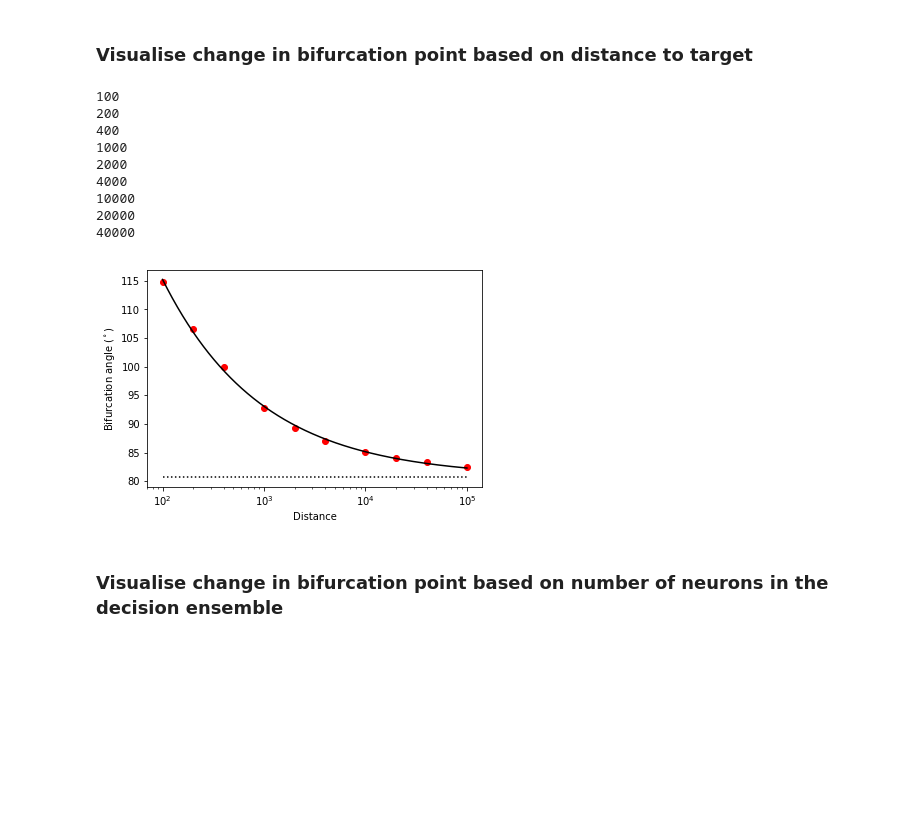
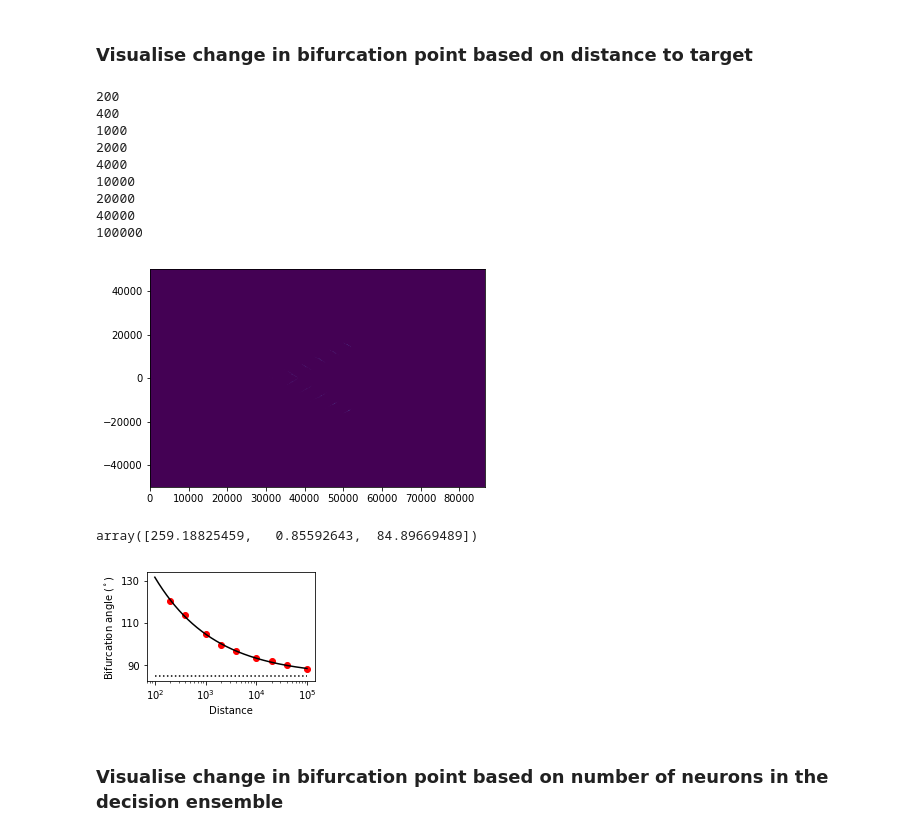
Before and after one commit to RnoB/fly-matrix, a Jupyter notebook: bifurcation_angle.ipynb, the cells around one changed output. Cells and saved outputs as stored; diff of their text form; code cells hidden in the pictures; blank space fills up the shorter version.

Commit message:
updated bifurcation_angle script

```diff
--- a/bifurcation_angle.ipynb
+++ b/bifurcation_angle.ipynb
@@ -9,8 +9,9 @@ from scipy.optimize import curve_fit
 model = 0     # spin model - 0; schooling model - 1
 mod = 'NN' if model == 0 else 'SPP'
 
-distances = [100, 200, 400, 1000, 2000, 4000, 10000, 20000, 40000, 100000]
+distances = [200, 400, 1000, 2000, 4000, 10000, 20000, 40000, 100000]
 neurons = [6, 12, 24, 60, 120, 240, 600]
+nus = [0.2, 0.3, 0.4, 0.5, 0.6, 0.7, 0.8, 0.9, 1.0]
 # %%
 nbins = 500
 peak_threshold = 0.95
@@ -50,7 +51,7 @@ n_iters = 100
 b_angles = []
 
 for d in distances:
-    df = pd.read_csv("/Users/vivekhsridhar/Documents/Work/Results/decision_geometry/Data/Theory/NN/distance" + str(d) + ".csv")
+    df = pd.read_csv("/Users/vivekhsridhar/Documents/Work/Results/decision_geometry/Data/Theory/NN/distance/distance" + str(d) + ".csv")
 
     xs = np.array(df[' x'])
     ys = np.array(df[' y'] - 500)
@@ -83,7 +84,6 @@ for d in distances:
     b_angles.append(bif_angle)
     print(d)
 # %% [output]
-100
 200
 400
 1000
@@ -92,23 +92,29 @@ for d in distances:
 10000
 20000
 40000
+100000
+[figure, added]
 # %%
-popt, pcov = curve_fit(exponenial_func, np.log10(distances), b_angles, p0=(1000, 1, 100), maxfev=10000)
+popt, pcov = curve_fit(exponenial_func, np.log10(distances), b_angles, p0=(100, 1, 100), maxfev=10000)
 
 fit_x = np.linspace(2, 5, 1000)
 fit_y = exponenial_func(fit_x, *popt)
 # %%
 popt
+# %% [output]
+array([259.18825459,   0.85592643,  84.89669489])
 # %%
+fig, ax = plt.subplots(1,1, figsize=(3,2))
 plt.scatter(distances, b_angles, c='red')
 plt.plot(10**(fit_x), fit_y, c='black')
 plt.hlines(popt[2], xmin=1e2, xmax=1e5, linestyles='dotted')
+plt.yticks([90,110,130])
 plt.xscale('log')
 plt.xlabel('Distance')
 plt.ylabel('Bifurcation angle ($^\circ$)')
-plt.savefig('/Users/vivekhsridhar/Documents/Code/Python/fly-matrix/figures/angle_vs_distance.png', format='png', dpi=300)
+plt.savefig('/Users/vivekhsridhar/Documents/Code/Python/fly-matrix/figures/angle_vs_distance.pdf', dpi=600, bbox_inches='tight')
 # %% [output]
-[figure, old version]
+[figure, new version]
 # %% [markdown]
 ### Visualise change in bifurcation point based on number of neurons in the decision ensemble
 # %%
```
Also changed, not shown: parts of 8 cells of this notebook, 5 other files.
